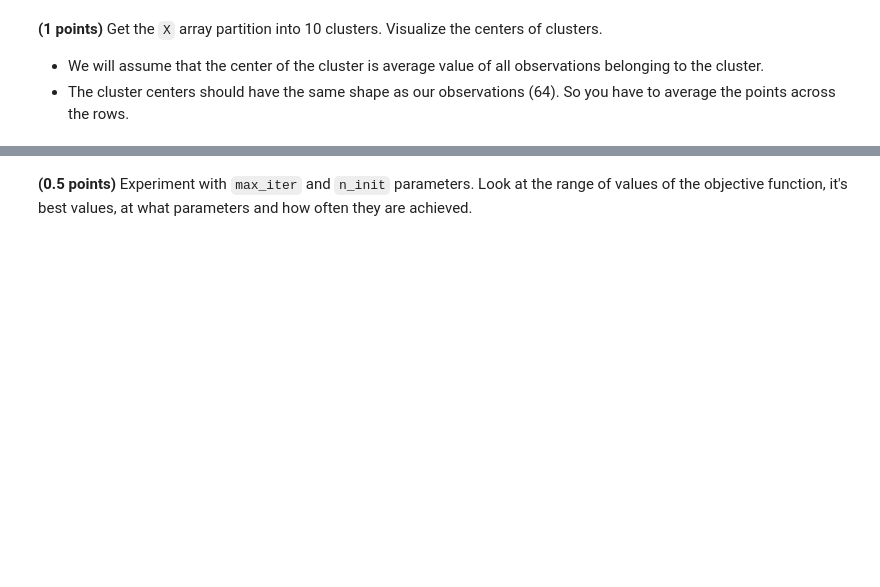
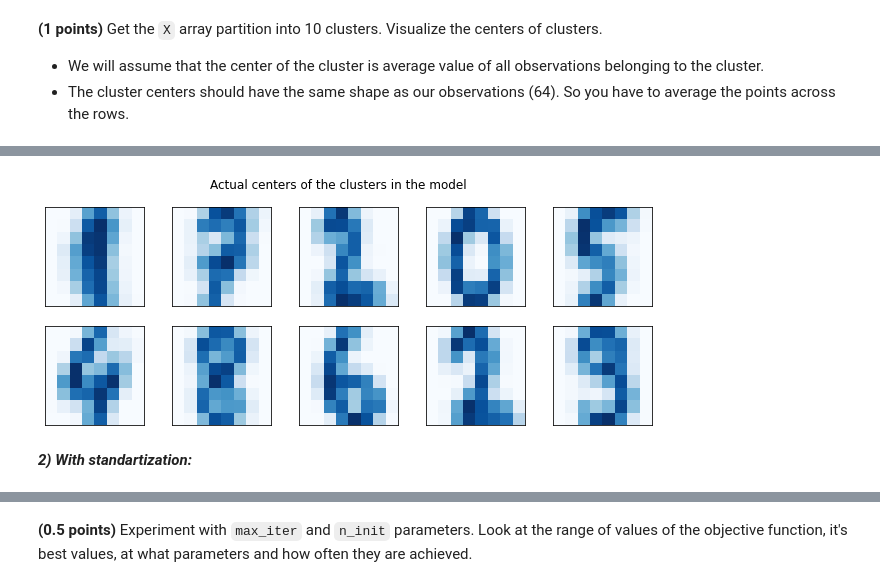
Before and after one commit to kesepkina/RS-ML-Cross-Check-1, a Jupyter notebook: 8_Clustering.ipynb, the cells around one changed output, grey strips where cells are left out. Saved outputs shown, nothing was run; the diff lists cells and outputs as text; code cells hidden in the pictures; blank space fills up the shorter version.

```diff
--- a/8_Clustering.ipynb
+++ b/8_Clustering.ipynb
@@ -151,3 +171,14 @@ from sklearn.preprocessing import StandardScaler
+# %%
+plt.figure(figsize=(11, 4))
+plt.suptitle('Actual centers of the clusters in the model')
+for i in range(10):
+    plt.subplot(2, 5, i + 1)
+    plt.imshow(model.cluster_centers_[i].reshape((8, 8)), cmap='Blues')
+    plt.tick_params(left=False, bottom=False, labelleft=False, labelbottom=False)
+# %% [output]
+[figure, added]
+# %% [markdown]
+***2) With standartization:***
 # %%
 model = CustomKMeans(n_clusters=10)
 scaler = StandardScaler()
```
Also changed, not shown: parts of 46 cells of this notebook.
